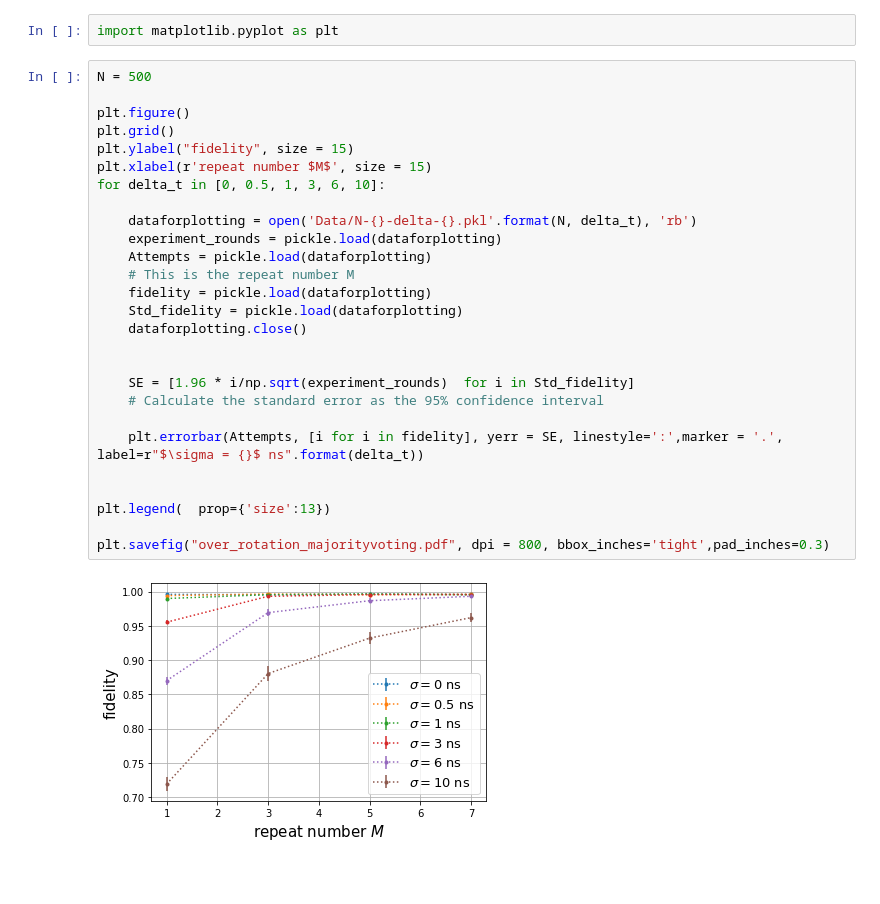
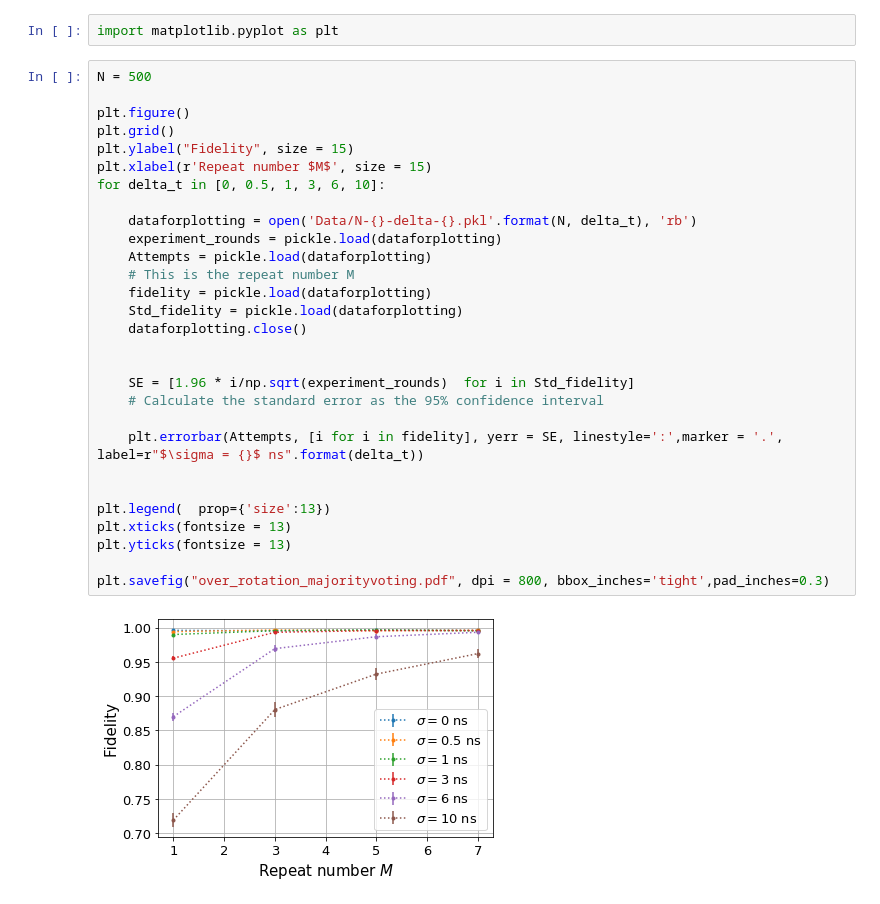
Before and after one commit to YWang92/DickeStatePreparation, a Jupyter notebook: OverRotation.ipynb, the cells around one changed output. Saved outputs shown, nothing was run; the diff lists cells and outputs as text; blank space fills up the shorter version.

```diff
--- a/OverRotation.ipynb
+++ b/OverRotation.ipynb
@@ -45,29 +45,31 @@ import matplotlib.pyplot as plt
 # %%
 N = 500
 
 plt.figure()
 plt.grid()
-plt.ylabel("fidelity", size = 15)
-plt.xlabel(r'repeat number $M$', size = 15)
+plt.ylabel("Fidelity", size = 15)
+plt.xlabel(r'Repeat number $M$', size = 15)
 for delta_t in [0, 0.5, 1, 3, 6, 10]:
 
     dataforplotting = open('Data/N-{}-delta-{}.pkl'.format(N, delta_t), 'rb')
     experiment_rounds = pickle.load(dataforplotting)
     Attempts = pickle.load(dataforplotting)
     # This is the repeat number M
     fidelity = pickle.load(dataforplotting)
     Std_fidelity = pickle.load(dataforplotting)
     dataforplotting.close()
 
 
     SE = [1.96 * i/np.sqrt(experiment_rounds)  for i in Std_fidelity]
     # Calculate the standard error as the 95% confidence interval
 
     plt.errorbar(Attempts, [i for i in fidelity], yerr = SE, linestyle=':',marker = '.', label=r"$\sigma = {}$ ns".format(delta_t))
 
 
 plt.legend(  prop={'size':13})
+plt.xticks(fontsize = 13)
+plt.yticks(fontsize = 13)
 
 plt.savefig("over_rotation_majorityvoting.pdf", dpi = 800, bbox_inches='tight',pad_inches=0.3)
 # %% [output]
-[figure, old version]
+[figure, new version]
```
Also changed, not shown: parts of 1 cell of this notebook, 4 other files.
